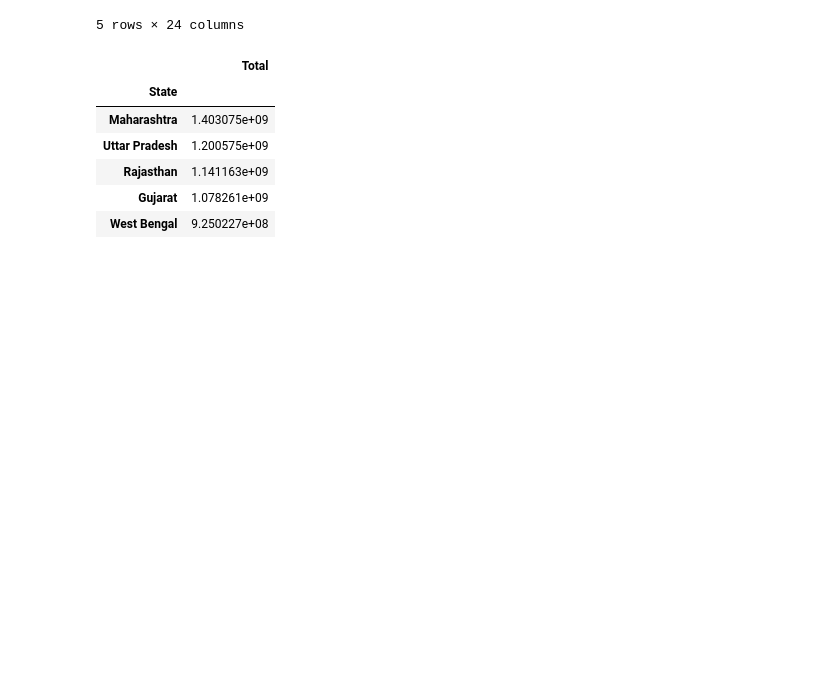
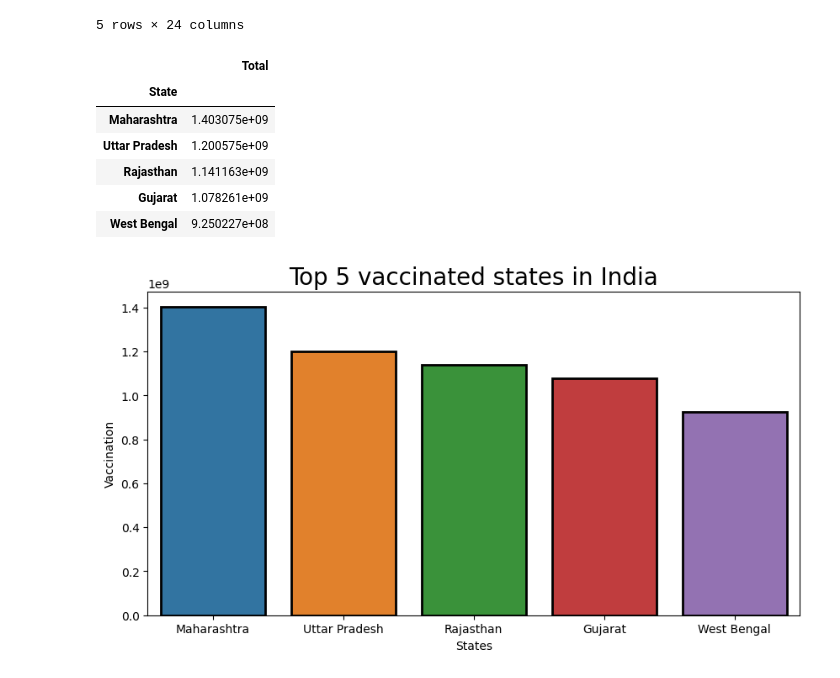
Before and after one commit to pk-2805/Covid_Data_Analysis, a Jupyter notebook: analysis_part_1.ipynb, the cells around one changed output. Saved outputs shown, nothing was run; the diff lists cells and outputs as text; code cells hidden in the pictures; blank space fills up the shorter version.

Commit message:
Top 5 and Least 5 Vaccinated states in india

```diff
--- a/analysis_part_1.ipynb
+++ b/analysis_part_1.ipynb
@@ -383,3 +383,12 @@ max_vac
 | Rajasthan | 1.141163e+09 |
 | Gujarat | 1.078261e+09 |
 | West Bengal | 9.250227e+08 |
+# %%
+fig = plt.figure(figsize= (10,5))
+plt.title("Top 5 vaccinated states in India", size = 20)
+x = sns.barplot(data= max_vac[:10], y= max_vac.Total, x=max_vac.index, linewidth = 2, edgecolor = "Black")
+plt.xlabel("States")
+plt.ylabel("Vaccination")
+plt.show()
+# %% [output]
+[figure, added]
```
Also changed, not shown: parts of 2 cells of this notebook.
